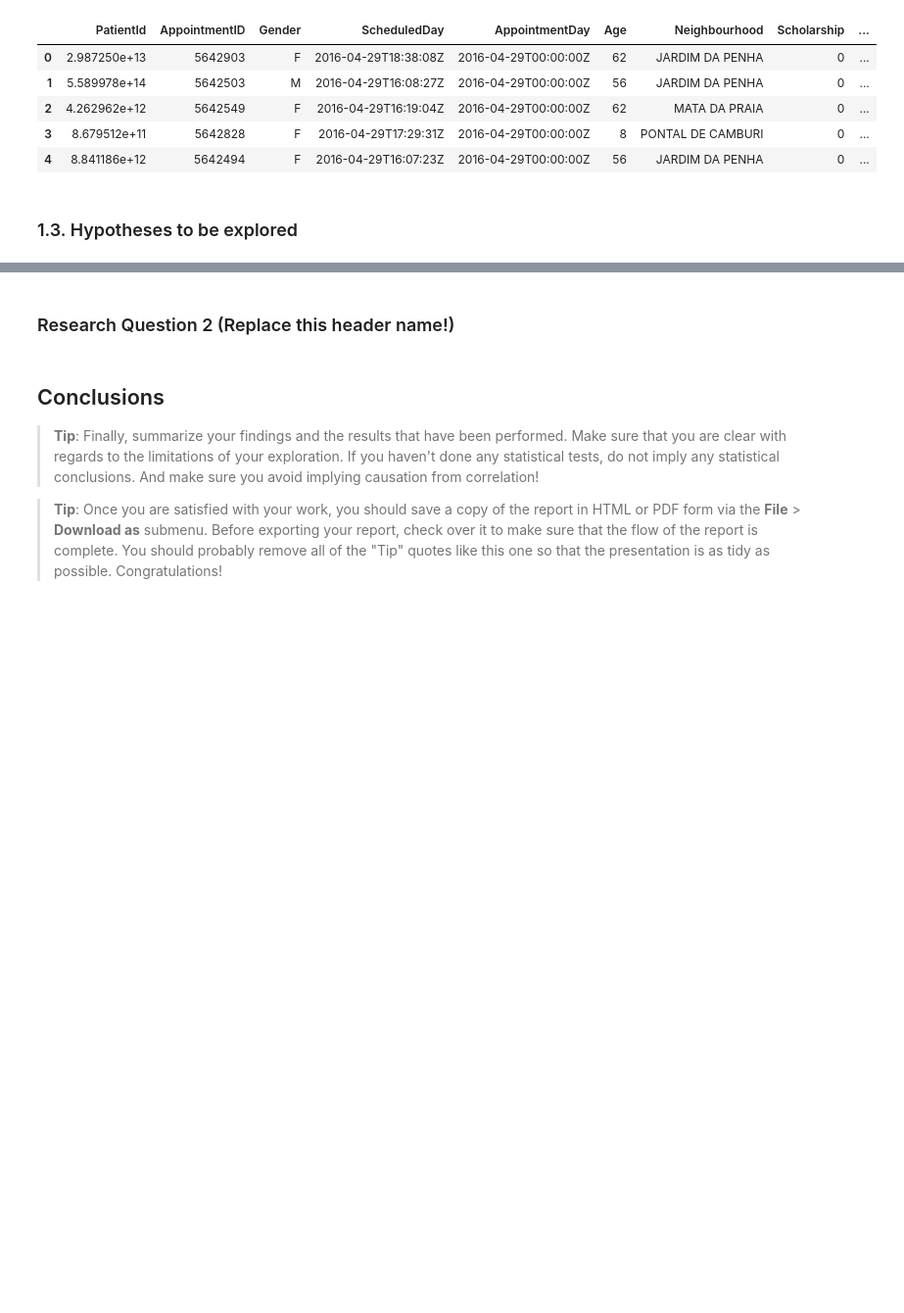
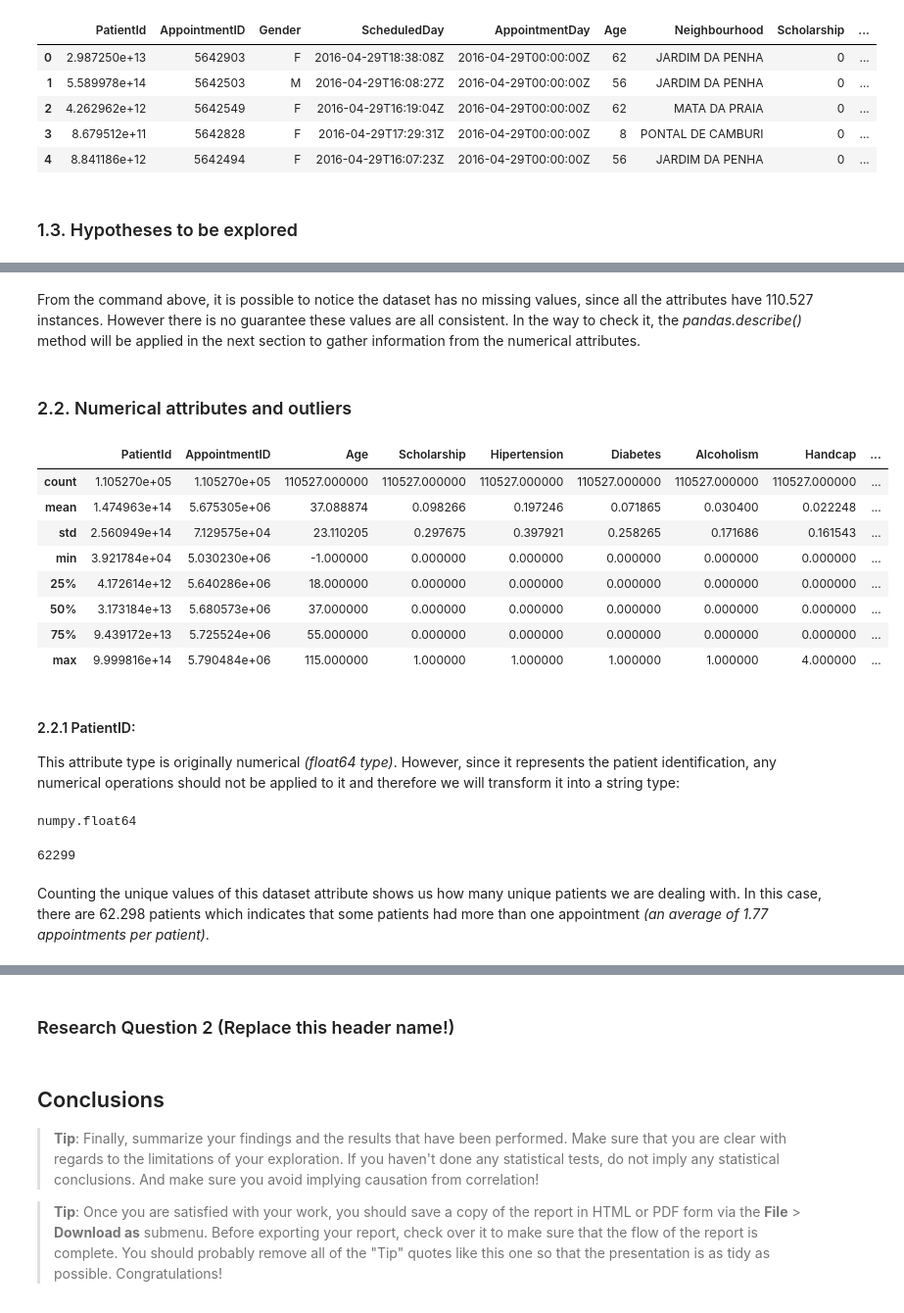
Before and after one commit to tbnsilveira/DAND-IntroDataAnalysis, a Jupyter notebook: tbnsilveira_Project01_InvestigateDataset.ipynb, the cells around one changed output, grey strips where cells are left out. Shown: that part at 98% size. Drawn from its saved outputs; the diff is of its cells as text; code cells hidden in the pictures; blank space fills up the shorter version.

```diff
--- a/tbnsilveira_Project01_InvestigateDataset.ipynb
+++ b/tbnsilveira_Project01_InvestigateDataset.ipynb
@@ -153,0 +124,25 @@ array(['JARDIM DA PENHA', 'MATA DA PRAIA', 'PONTAL DE CAMBURI',
+# %% [markdown]
+From the command above, it is possible to notice the dataset has no missing values, since all the attributes have 110.527 instances. However there is no guarantee these values are all consistent. In the way to check it, the *pandas.describe()* method will be applied in the next section to gather information from the numerical attributes.
+# %% [markdown]
+### 2.2. Numerical attributes and outliers
+# %%
+## Describing the numerical attributes:
+dataset.describe()
+# %% [output]
+|  | PatientId | AppointmentID | Age | Scholarship | Hipertension | Diabetes | Alcoholism | Handcap | ... |
+| count | 1.105270e+05 | 1.105270e+05 | 110527.000000 | 110527.000000 | 110527.000000 | 110527.000000 | 110527.000000 | 110527.000000 | ... |
+| mean | 1.474963e+14 | 5.675305e+06 | 37.088874 | 0.098266 | 0.197246 | 0.071865 | 0.030400 | 0.022248 | ... |
+| std | 2.560949e+14 | 7.129575e+04 | 23.110205 | 0.297675 | 0.397921 | 0.258265 | 0.171686 | 0.161543 | ... |
+| min | 3.921784e+04 | 5.030230e+06 | -1.000000 | 0.000000 | 0.000000 | 0.000000 | 0.000000 | 0.000000 | ... |
+| 25% | 4.172614e+12 | 5.640286e+06 | 18.000000 | 0.000000 | 0.000000 | 0.000000 | 0.000000 | 0.000000 | ... |
+| 50% | 3.173184e+13 | 5.680573e+06 | 37.000000 | 0.000000 | 0.000000 | 0.000000 | 0.000000 | 0.000000 | ... |
+| 75% | 9.439172e+13 | 5.725524e+06 | 55.000000 | 0.000000 | 0.000000 | 0.000000 | 0.000000 | 0.000000 | ... |
+| max | 9.999816e+14 | 5.790484e+06 | 115.000000 | 1.000000 | 1.000000 | 1.000000 | 1.000000 | 4.000000 | ... |
+# %% [markdown]
+#### 2.2.1 PatientID:
+This attribute type is originally numerical *(float64 type)*. However, since it represents the patient identification, any numerical operations should not be applied to it and therefore we will transform it into a string type:
+# %%
+## Checking the attribute data type:
+type(dataset['PatientId'][0])
+# %% [output]
+numpy.float64
@@ -153,0 +152,7 @@ array(['JARDIM DA PENHA', 'MATA DA PRAIA', 'PONTAL DE CAMBURI',
+# %%
+## Counting how many unique patients are in the dataset:
+len(dataset['PatientId'].unique())
+# %% [output]
+62299
+# %% [markdown]
+Counting the unique values of this dataset attribute shows us how many unique patients we are dealing with. In this case, there are 62.298 patients which indicates that some patients had more than one appointment *(an average of 1.77 appointments per patient)*.
```
Also changed, not shown: parts of 69 cells of this notebook.
